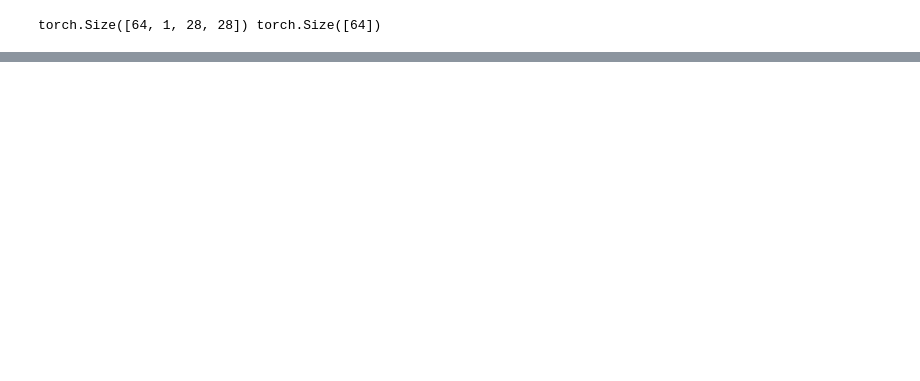
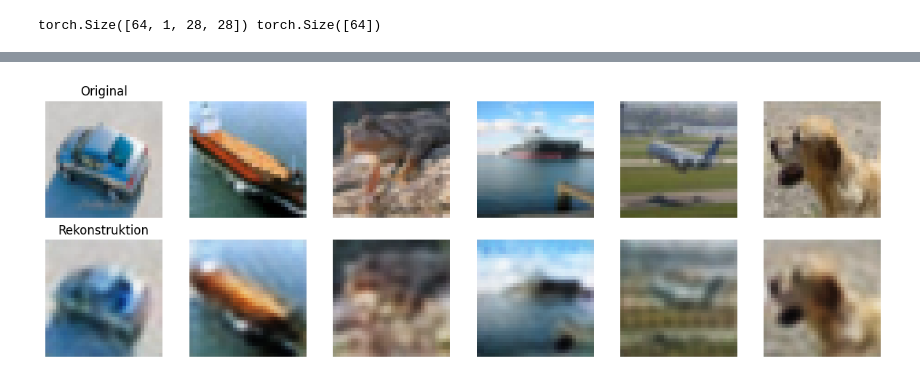
Before and after one commit to MrFleix/Diffusion-World-Generation, a Jupyter notebook: diffsusion_model2.ipynb, the cells around one changed output, grey strips where cells are left out. Cells and saved outputs as stored; diff of their text form; code cells hidden in the pictures; blank space fills up the shorter version.

```diff
--- a/diffsusion_model2.ipynb
+++ b/diffsusion_model2.ipynb
@@ -49,7 +52,8 @@ dataloader = DataLoader(dataset, batch_size=64, shuffle=True)
 import torch
 from torch.utils.data import DataLoader
 from torchvision import transforms
-from torchvision.datasets import MNIST
+from torchvision.datasets import FashionMNIST
+
 
 # Transformationen: Tensor + [-1, 1] Normalisierung
 transform = transforms.Compose([
@@ -58,7 +62,7 @@ transform = transforms.Compose([
 ])
 
 # MNIST Dataset laden (Training)
-dataset = MNIST(root="data", train=True, download=True, transform=transform)
+dataset = FashionMNIST(root="data", train=True, download=True, transform=transform)
 
 # DataLoader
 dataloader = DataLoader(dataset, batch_size=64, shuffle=True)
@@ -70,6 +74,21 @@ for batch in dataloader:
     break
 # %% [output]
 torch.Size([64, 1, 28, 28]) torch.Size([64])
+# %%
+import torch
+from torch.utils.data import DataLoader
+from torchvision import transforms
+from torchvision.datasets import CIFAR10
+
+
+# Transformationen: Tensor + [-1, 1] Normalisierung
+transform = transforms.Compose([
+    transforms.ToTensor(),
+    transforms.Lambda(lambda x: x * 2 - 1)
+])
+
+dataset = CIFAR10(root='./data', train=True, download=True, transform=transform)
+dataloader = DataLoader(dataset, batch_size=64, shuffle=True)
 # %%
 def linear_beta_schedule(timesteps):
     beta_start = 1e-4
@@ -146,2 +261,30 @@ class UNet(nn.Module):
+# %%
+import matplotlib.pyplot as plt
+
+encoder.eval()
+decoder.eval()
+
+with torch.no_grad():
+    imgs, _ = next(iter(dataloader))
+    imgs = imgs.to(device)
+    z = encoder(imgs)
+    recon = decoder(z)
+
+    # zurückskalieren von [-1, 1] auf [0, 1]
+    imgs = (imgs + 1) / 2
+    recon = (recon + 1) / 2
+
+    fig, axs = plt.subplots(2, 6, figsize=(12, 4))
+    for i in range(6):
+        axs[0, i].imshow(imgs[i].permute(1, 2, 0).cpu())
+        axs[0, i].axis("off")
+        axs[1, i].imshow(recon[i].permute(1, 2, 0).cpu())
+        axs[1, i].axis("off")
+    axs[0, 0].set_title("Original")
+    axs[1, 0].set_title("Rekonstruktion")
+    plt.tight_layout()
+    plt.show()
+# %% [output]
+[figure, added]
 # %%
 device = "cuda" if torch.cuda.is_available() else "cpu"
```
Also changed, not shown: parts of 9 cells of this notebook.
